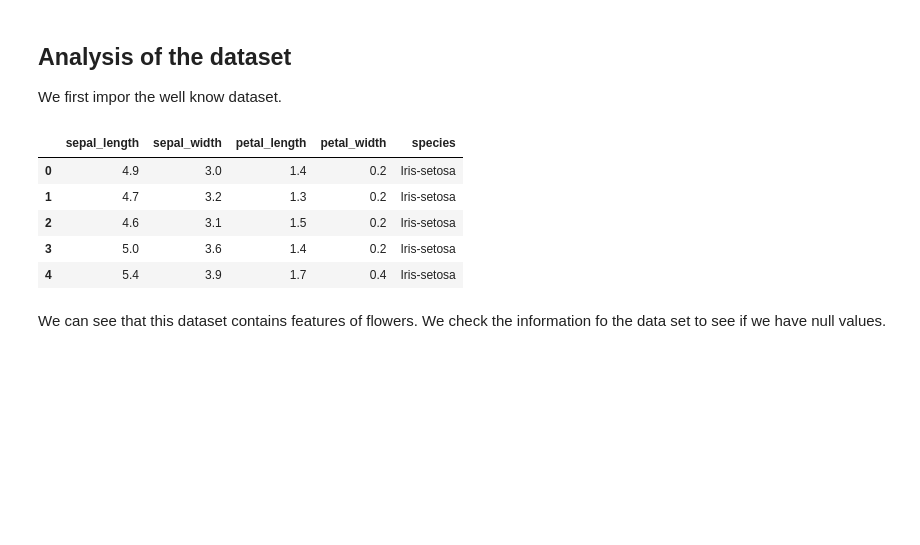
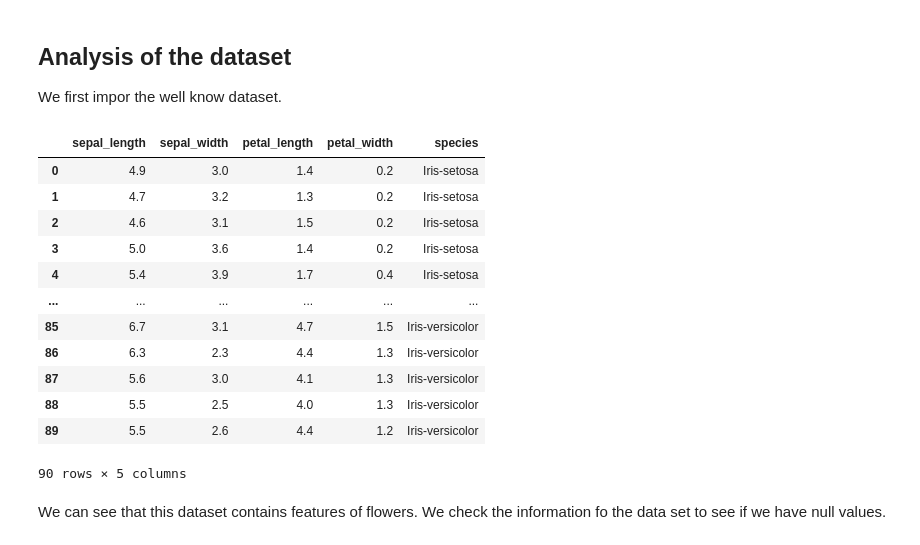
Before and after one commit to tamames/Optimization-homework, a Jupyter notebook: 3/Entrega3.ipynb, the cells around one changed output. Drawn from its saved outputs; the diff is of its cells as text; code cells hidden in the pictures; blank space fills up the shorter version.

```diff
--- a/3/Entrega3.ipynb
+++ b/3/Entrega3.ipynb
@@ -13,14 +13,21 @@ We first impor the well know dataset.
 # %%
 df = pd.read_csv("IRIS_Training.csv", sep=";")
 df['species'] = df['species'].astype("category")
-df.head()
+df
 # %% [output]
 |  | sepal_length | sepal_width | petal_length | petal_width | species |
 | 0 | 4.9 | 3.0 | 1.4 | 0.2 | Iris-setosa |
 | 1 | 4.7 | 3.2 | 1.3 | 0.2 | Iris-setosa |
 | 2 | 4.6 | 3.1 | 1.5 | 0.2 | Iris-setosa |
 | 3 | 5.0 | 3.6 | 1.4 | 0.2 | Iris-setosa |
 | 4 | 5.4 | 3.9 | 1.7 | 0.4 | Iris-setosa |
+| ... | ... | ... | ... | ... | ... |
+| 85 | 6.7 | 3.1 | 4.7 | 1.5 | Iris-versicolor |
+| 86 | 6.3 | 2.3 | 4.4 | 1.3 | Iris-versicolor |
+| 87 | 5.6 | 3.0 | 4.1 | 1.3 | Iris-versicolor |
+| 88 | 5.5 | 2.5 | 4.0 | 1.3 | Iris-versicolor |
+| 89 | 5.5 | 2.6 | 4.4 | 1.2 | Iris-versicolor |
+90 rows × 5 columns
 # %% [markdown]
 We can see that this dataset contains features of flowers. We check the information fo the data set to see if we have null values.
 # %%
```
Also changed, not shown: parts of 13 cells of this notebook.
